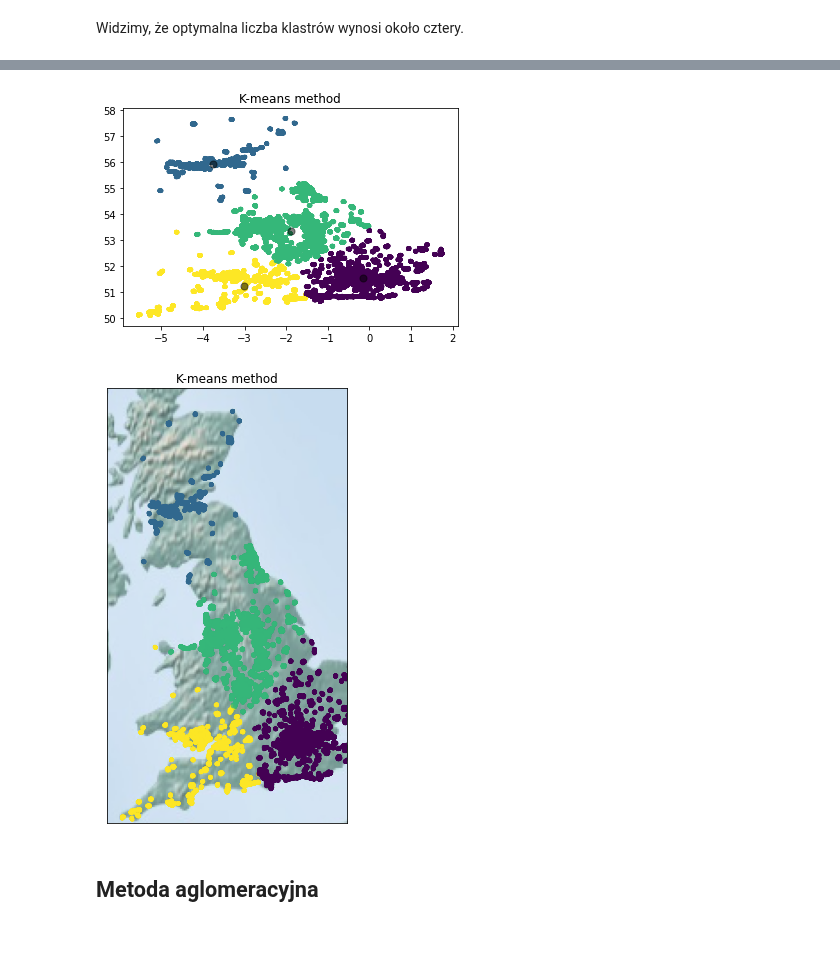
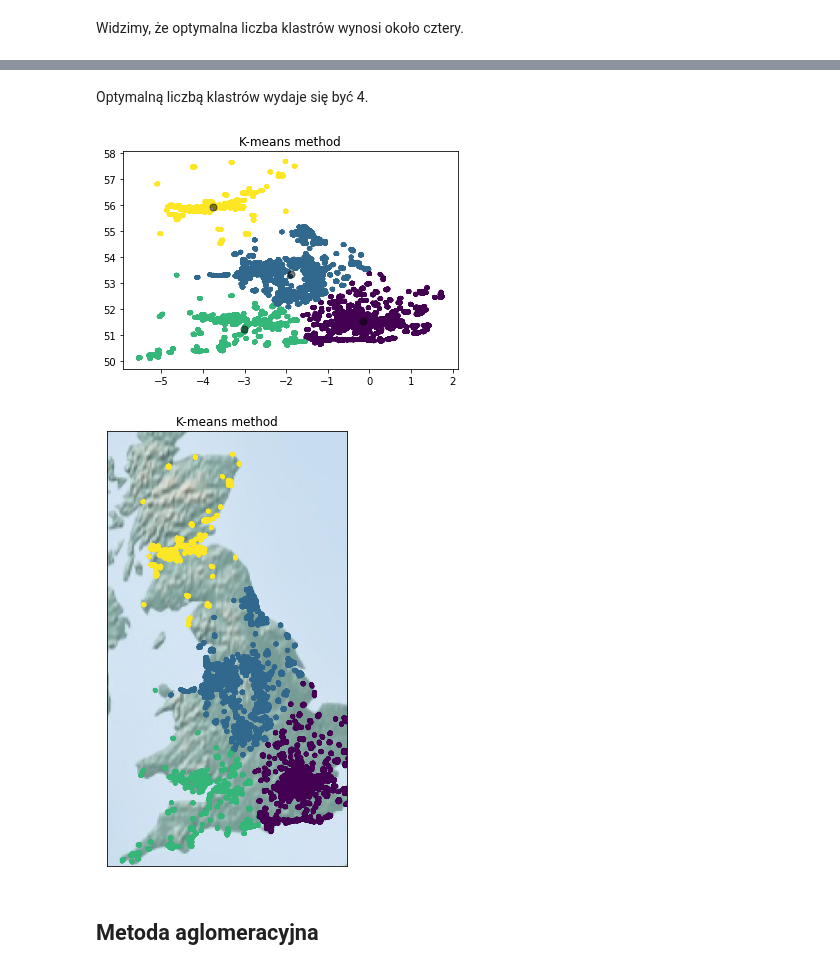
Before and after one commit to wi1lku/Introduction-to-machine-learning-, a Jupyter notebook: hw5/hw5.ipynb, the cells around one changed output, grey strips where cells are left out. Cells and saved outputs as stored; diff of their text form; code cells hidden in the pictures; blank space fills up the shorter version.

```diff
--- a/hw5/hw5.ipynb
+++ b/hw5/hw5.ipynb
@@ -25,8 +25,9 @@ df_lab = pd.read_csv('urbanGB_labels.txt', sep=",", header=None)
 ## Wstępne informacje o danych
 # %% [markdown]
 Na podstawie informacji o zbiorze danych wiemy, że w kolumnach podane są koordynaty miejsc w Wielkiej Brytanii, w których wydarzyły się wypadki samochodowe. W dodatkowym pliku (`urbanGB.labels.txt`) przedstawiony jest podział na ponad 450 obszarów miejskich, do których należą poszczególne punkty. Informacja ta będzie przydatna do późniejszego wyznaczenia próbki ze zbioru.
-# %%
-df.columns = ["longitude", "latitude"]
+# %%
+df.iloc[:, [0, 1]]  = df.iloc[:, [1, 0]]
+df.columns = ["latitude","longitude"]
 # %%
 df.head()
 # %% [output]
@@ -94,21 +129,23 @@ Widzimy, że optymalna liczba klastrów wynosi około cztery.
+# %% [markdown]
+Optymalną liczbą klastrów wydaje się być 4.
 # %%
 from sklearn.cluster import KMeans
 kmeans = KMeans(n_clusters=4)
 kmeans.fit(df)
 y_kmeans = kmeans.predict(df)
 # %%
-plt.scatter(df.iloc[:, 0], df.iloc[:, 1], c=y_kmeans, s=10, cmap='viridis')
+plt.scatter(df.iloc[:, 1], df.iloc[:, 0], c=y_kmeans, s=10, cmap='viridis')
 centers = kmeans.cluster_centers_
-plt.scatter(centers[:, 0], centers[:, 1], c='black', s=50, alpha=0.5)
+plt.scatter(centers[:, 1], centers[:, 0], c='black', s=50, alpha=0.5)
 plt.title("K-means method");
 # %% [output]
-[figure, old version]
+[figure, new version]
 # %%
 from mpl_toolkits.basemap import Basemap
 
 fig = plt.figure(figsize=(8, 8))
-lat = df.iloc[:, 1].tolist()
-lon = df.iloc[:, 0].tolist()
+lat = df.iloc[:, 0].tolist()
+lon = df.iloc[:, 1].tolist()
 m = Basemap(projection='lcc', llcrnrlon=-6.,llcrnrlat=50.,urcrnrlon=2.,urcrnrlat=58.,
            lat_0 = 50, lon_0 = -4)
 m.shadedrelief()
@@ -118,7 +155,7 @@ m.scatter(lon, lat, latlon=True,
           cmap='viridis', alpha=0.5)
 plt.title("K-means method");
 # %% [output]
-[figure, old version]
+[figure, new version]
 # %% [markdown]
 ## Metoda aglomeracyjna
 # %% [markdown]
```
Also changed, not shown: parts of 34 cells of this notebook.
